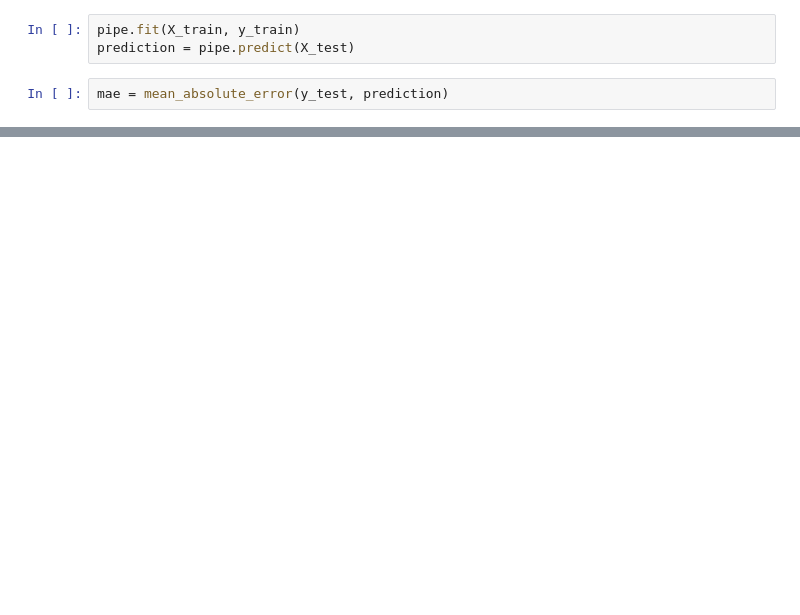
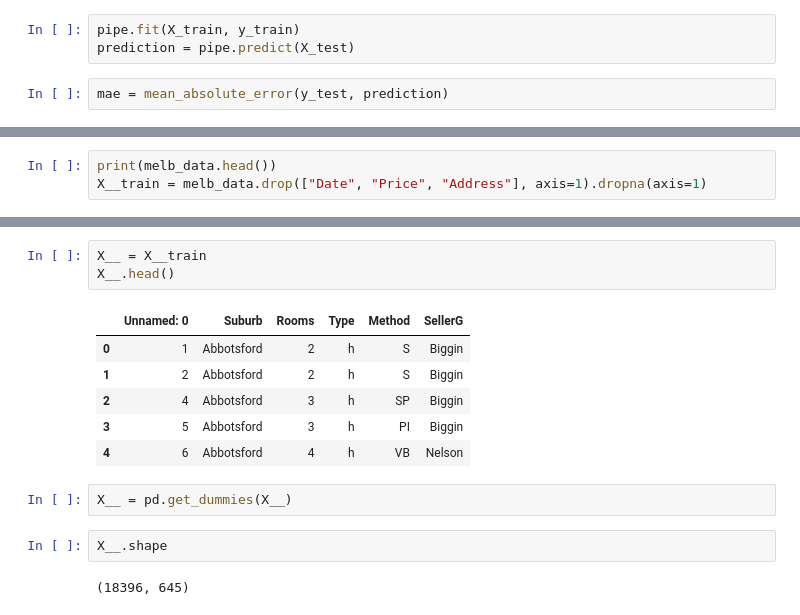
Before and after one commit to esabunor/MLWorkspace, a Jupyter notebook: 201710notebook.ipynb, the cells around one changed output, grey strips where cells are left out. Cells and saved outputs as stored; diff of their text form; blank space fills up the shorter version.

```diff
--- a/201710notebook.ipynb
+++ b/201710notebook.ipynb
@@ -216,0 +267,3 @@ p
+# %%
+print(melb_data.head())
+X__train = melb_data.drop(["Date", "Price", "Address"], axis=1).dropna(axis=1)
@@ -216,0 +288,16 @@ p
+# %%
+X__ = X__train
+X__.head()
+# %% [output]
+|  | Unnamed: 0 | Suburb | Rooms | Type | Method | SellerG |
+| 0 | 1 | Abbotsford | 2 | h | S | Biggin |
+| 1 | 2 | Abbotsford | 2 | h | S | Biggin |
+| 2 | 4 | Abbotsford | 3 | h | SP | Biggin |
+| 3 | 5 | Abbotsford | 3 | h | PI | Biggin |
+| 4 | 6 | Abbotsford | 4 | h | VB | Nelson |
+# %%
+X__ = pd.get_dummies(X__)
+# %%
+X__.shape
+# %% [output]
+(18396, 645)
```
Also changed, not shown: parts of 12 cells of this notebook, 3 other files.
